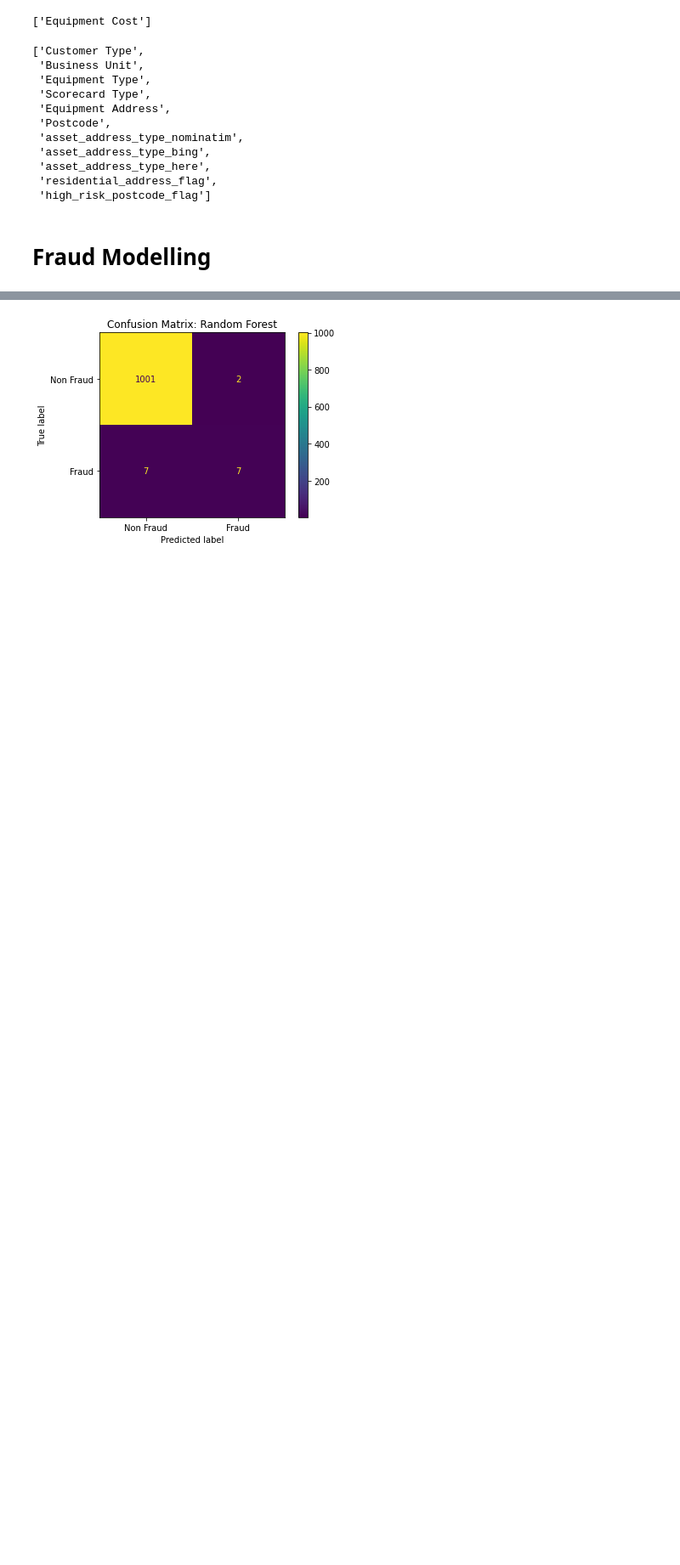
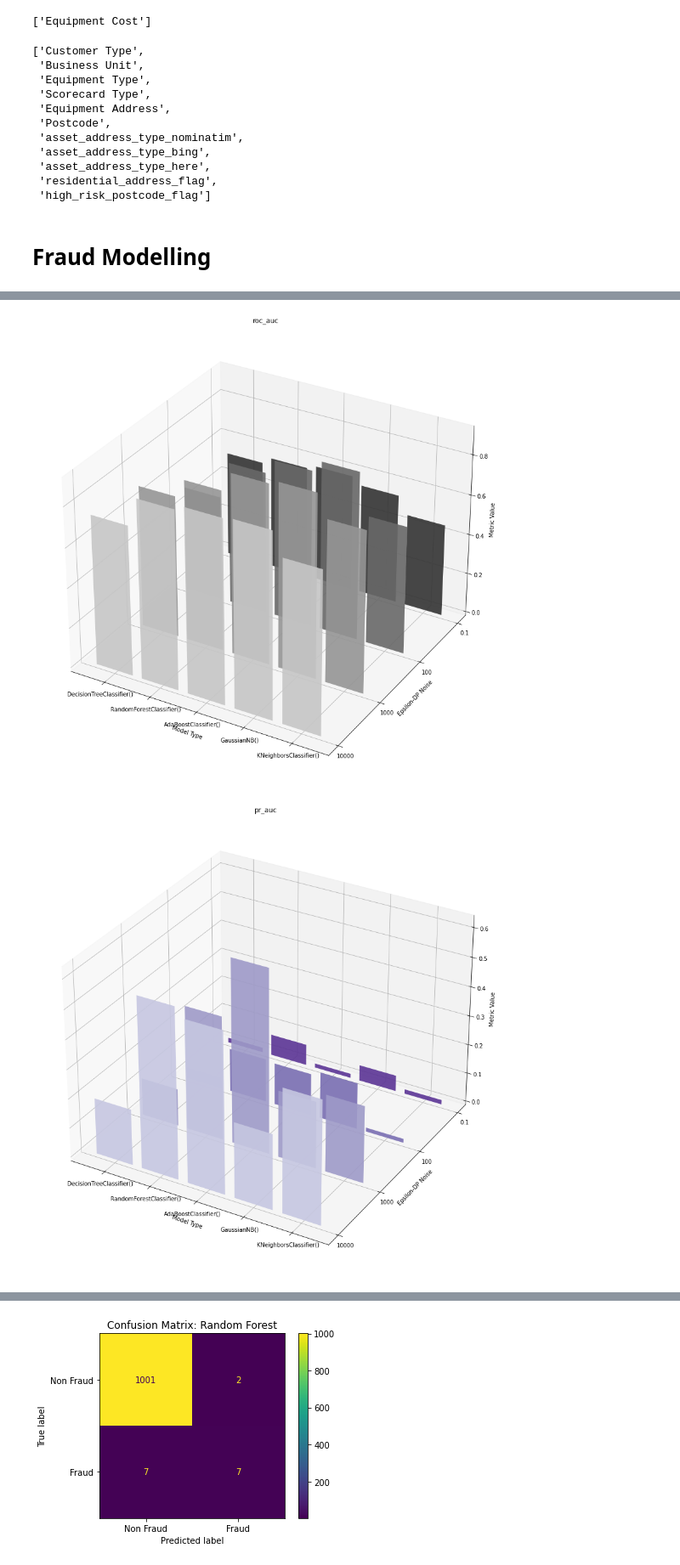
Before and after one commit to s260895/master_thesis_jads, a Jupyter notebook: au_notebook.ipynb, the cells around one changed output, grey strips where cells are left out. Shown at 85% size. Saved outputs shown, nothing was run; the diff lists cells and outputs as text; code cells hidden in the pictures; blank space fills up the shorter version.

```diff
--- a/au_notebook.ipynb
+++ b/au_notebook.ipynb
@@ -373,0 +603,74 @@ plt.show()
+# %%
+metrics = ['roc_auc','pr_auc','f1','recall','precision','accuracy']
+classifiers = [DecisionTreeClassifier(),RandomForestClassifier(),AdaBoostClassifier(),GaussianNB(),KNeighborsClassifier()]
+# classifier = classifiers[0]
+epsilons = [10000,1000,100,0.1]
+
+# [roc_auc_score(y_test,models[elem].predict(X_test)),average_precision_score(y_test,models[elem].predict(X_test)),
+#                     f1_score(y_test,models[elem].predict(X_test)),recall_score(y_test,models[elem].predict(X_test)),
+#                     precision_score(y_test,models[elem].predict(X_test)),accuracy_score(y_test,models[elem].predict(X_test))]
+
+cm_values = [cm.Greys,cm.Purples,cm.Blues,cm.Greens,cm.Oranges,cm.Reds]
+cm_dict = {elem[0]:elem[1] for elem in zip(metrics,cm_values)}
+def add_dp_noise(x,eps):
+    S = x.max(axis=0) - x.min(axis=0)
+    B = S/(eps/x.shape[1])
+    noise = np.random.laplace(0, B, (x.shape))
+    assert x.shape == noise.shape
+    x_dash = x + noise
+    x_dash = x_dash.astype(np.float32)
+    assert x_dash.shape == x.shape
+    return x_dash
+
+for metric in metrics:
+
+
+    fig = plt.figure(figsize=(15,15))
+    ax = fig.gca(projection='3d')
+
+    cmap = cm.ScalarMappable(col.Normalize(-2, len(epsilons)),cm_dict[metric])
+
+
+    for i,epsilon  in enumerate(epsilons):
+
+        ### ADD DP-NOISE TO COMPLETE DATASET ###
+        X_train_dash = add_dp_noise(X_train,epsilon)
+        X_test_dash = add_dp_noise(X_test,epsilon)
+        # classifier = RandomForestClassifier()
+
+        calculated_metrics = list()
+
+        for classifier in classifiers:
+            classifier.fit(X_train_dash,y_train)
+            y_test_pred = classifier.predict(X_test_dash)
+            metric_values = [roc_auc_score(y_test,[elem[1] for elem in classifier.predict_proba(X_test_dash)]),
+                            average_precision_score(y_test,[elem[1] for elem in classifier.predict_proba(X_test_dash)]),
+                            f1_score(y_test,classifier.predict(X_test_dash)),
+                            recall_score(y_test,classifier.predict(X_test_dash)),
+                            precision_score(y_test,classifier.predict(X_test)),
+                            accuracy_score(y_test,classifier.predict(X_test))]
+            metric_dict = {elem[0]:elem[1] for elem in zip(metrics,metric_values)}
+            # metric = roc_auc_score(y_test,[elem[1] for elem in classifier.predict_proba(X_test_dash)])
+            # print(metric_dict[metric])
+            calculated_metrics.append(metric_dict[metric])
+            # print(metrics)
+        # tn, fp, fn, tp = confusion_matrix(y_test,y_test_pred,normalize='all').ravel()
+        # print([elem for elem in confusion_matrix(y_test,y_test_pred)])
+
+
+        # importances = classifier.feature_importances_
+        # print(len([str(elem) for elem in classifiers]))
+        # print(len([str(elem) for elem in metrics]))
+
+        ax.bar([str(elem) for elem in classifiers], [elem for elem in calculated_metrics], zs=i*2, zdir='y', alpha=0.9, color=cmap.to_rgba(i))
+
+    ax.set_yticks([elem*2 for elem in range(len(epsilons))])
+    ax.set_yticklabels(epsilons)
+    ax.set_xlabel('Model Type')
+    ax.set_ylabel('Epsilon-DP Noise')
+    ax.set_zlabel('Metric Value')
+    ax.set_title(str(metric))
+    plt.show()
+# %% [output]
+[figure, added]
+[figure, added]
```
Also changed, not shown: parts of 18 cells of this notebook, 33 other files.
